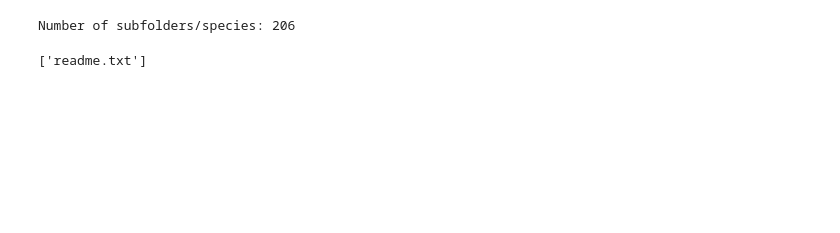
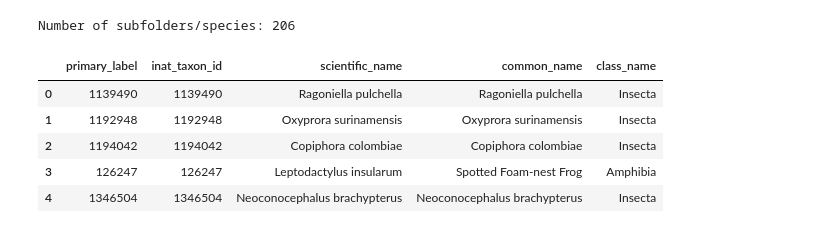
Before and after one commit to Jericho-16/MA679_Bird2025, a Jupyter notebook: EDA.ipynb, the cells around one changed output. Saved outputs shown, nothing was run; the diff lists cells and outputs as text; code cells hidden in the pictures; blank space fills up the shorter version.

```diff
--- a/EDA.ipynb
+++ b/EDA.ipynb
@@ -92,6 +97,11 @@ print('Number of subfolders/species:', len(os.listdir(path+'/train_audio')))
 # %% [output]
 Number of subfolders/species: 206
 # %%
-os.listdir(path+'/test_soundscapes')
+ebird_data.head()
 # %% [output]
-['readme.txt']
+|  | primary_label | inat_taxon_id | scientific_name | common_name | class_name |
+| 0 | 1139490 | 1139490 | Ragoniella pulchella | Ragoniella pulchella | Insecta |
+| 1 | 1192948 | 1192948 | Oxyprora surinamensis | Oxyprora surinamensis | Insecta |
+| 2 | 1194042 | 1194042 | Copiphora colombiae | Copiphora colombiae | Insecta |
+| 3 | 126247 | 126247 | Leptodactylus insularum | Spotted Foam-nest Frog | Amphibia |
+| 4 | 1346504 | 1346504 | Neoconocephalus brachypterus | Neoconocephalus brachypterus | Insecta |
```
Also changed, not shown: parts of 10 cells of this notebook.
